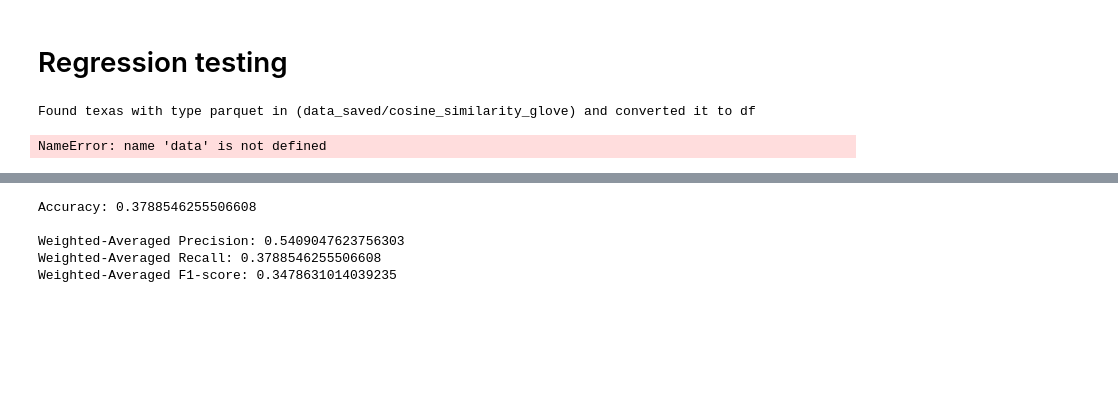
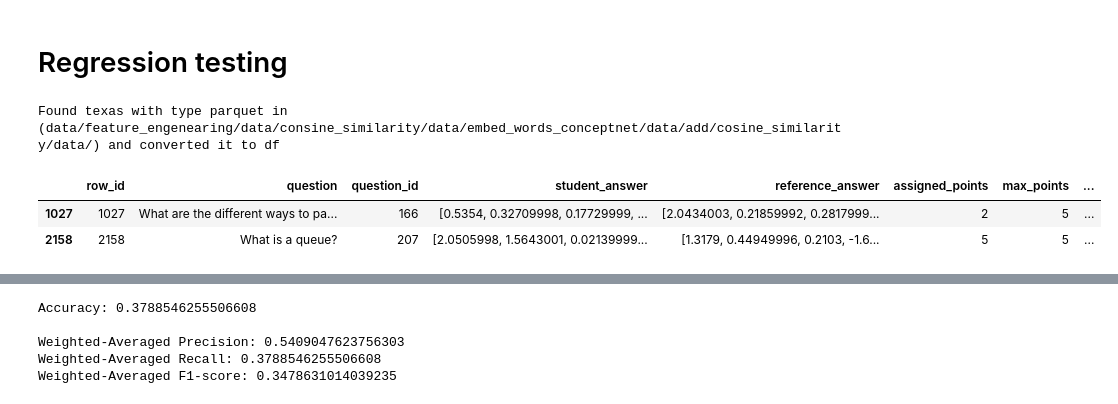
Before and after one commit to OlafVrijmoet/Thesis, a Jupyter notebook: for_testing.ipynb, the cells around one changed output, grey strips where cells are left out. Saved outputs shown, nothing was run; the diff lists cells and outputs as text; code cells hidden in the pictures; blank space fills up the shorter version.

```diff
--- a/for_testing.ipynb
+++ b/for_testing.ipynb
@@ -75,18 +75,20 @@ import pandas as pd
 seed = 42
 
 dataset = Dataset(
-    dir="data_saved/cosine_similarity_glove",
+    dir="data/feature_engenearing/data/consine_similarity/data/embed_words_conceptnet/data/add/cosine_similarity/data/",
     file_name="texas",
     seed=seed,
 )
 
 dataset.split_datasets()
 # %% [output]
-Found texas with type parquet in (data_saved/cosine_similarity_glove) and converted it to df
+Found texas with type parquet in (data/feature_engenearing/data/consine_similarity/data/embed_words_conceptnet/data/add/cosine_similarity/data/) and converted it to df
 # %%
-data.head(2)
+dataset.train_df.head(2)
 # %% [output]
-NameError: name 'data' is not defined
+|  | row_id | question | question_id | student_answer | reference_answer | assigned_points | max_points | ... |
+| 1027 | 1027 | What are the different ways to pa... | 166 | [0.5354, 0.32709998, 0.17729999, ... | [2.0434003, 0.21859992, 0.2817999... | 2 | 5 | ... |
+| 2158 | 2158 | What is a queue? | 207 | [2.0505998, 1.5643001, 0.02139999... | [1.3179, 0.44949996, 0.2103, -1.6... | 5 | 5 | ... |
 # %%
 from sklearn.isotonic import IsotonicRegression
 from sklearn.linear_model import LinearRegression, Ridge
```
Also changed, not shown: parts of 4 cells of this notebook, 7 other files.
